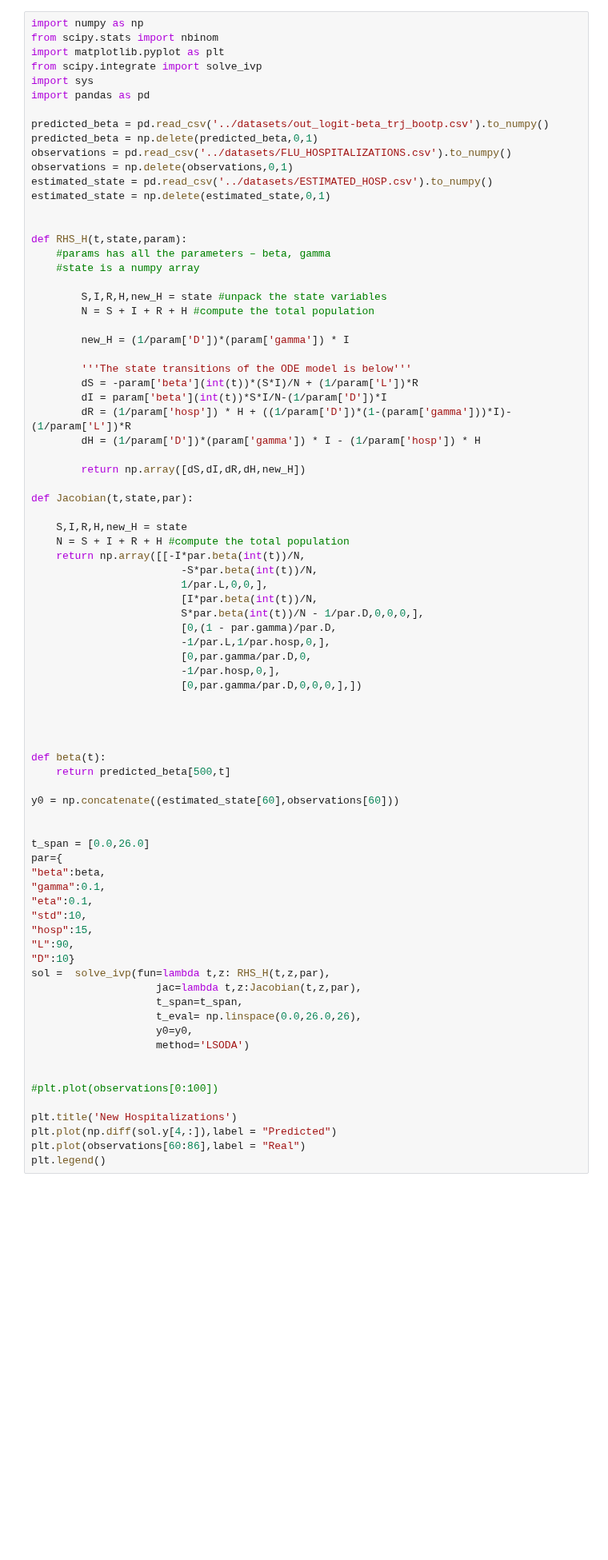
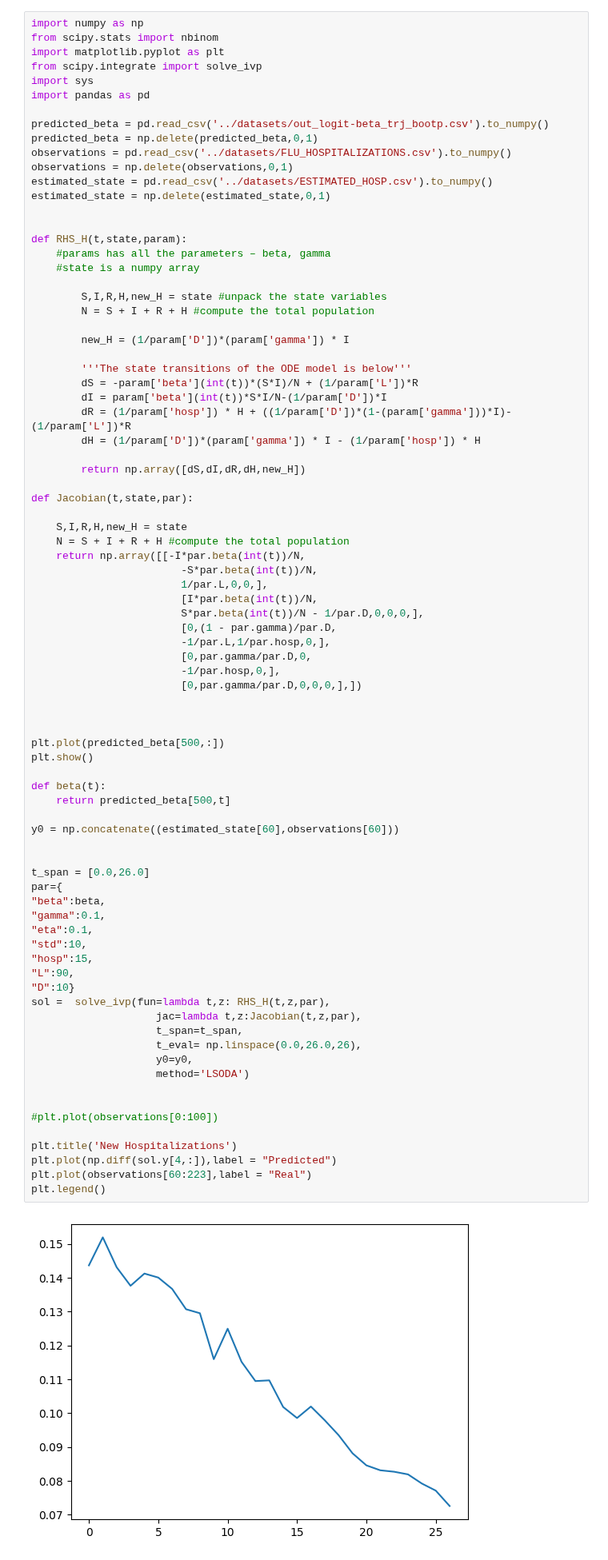
Before and after one commit to atiumcache/PF_forecast, a Jupyter notebook: juptyer notebooks/LSODA_forecasting.ipynb, the cells around one changed output. Shown at 80% size. Drawn from its saved outputs; the diff is of its cells as text; blank space fills up the shorter version.

```diff
--- a/juptyer notebooks/LSODA_forecasting.ipynb
+++ b/juptyer notebooks/LSODA_forecasting.ipynb
@@ -48,35 +48,38 @@ def Jacobian(t,state,par):
 
 
 
+plt.plot(predicted_beta[500,:])
+plt.show()
 
 def beta(t):
     return predicted_beta[500,t]
 
 y0 = np.concatenate((estimated_state[60],observations[60]))
 
 
 t_span = [0.0,26.0]
 par={
 "beta":beta,
 "gamma":0.1,
 "eta":0.1,
 "std":10,
 "hosp":15,
 "L":90,
 "D":10}
 sol =  solve_ivp(fun=lambda t,z: RHS_H(t,z,par),
                     jac=lambda t,z:Jacobian(t,z,par),
                     t_span=t_span,
                     t_eval= np.linspace(0.0,26.0,26),
                     y0=y0,
                     method='LSODA')
 
 
 #plt.plot(observations[0:100])
 
 plt.title('New Hospitalizations')
 plt.plot(np.diff(sol.y[4,:]),label = "Predicted")
-plt.plot(observations[60:86],label = "Real")
+plt.plot(observations[60:223],label = "Real")
 plt.legend()
 # %% [output]
+[figure, new version]
 <matplotlib.legend.Legend at 0x...>
```
Also changed, not shown: parts of 1 cell of this notebook, 21 other files.
